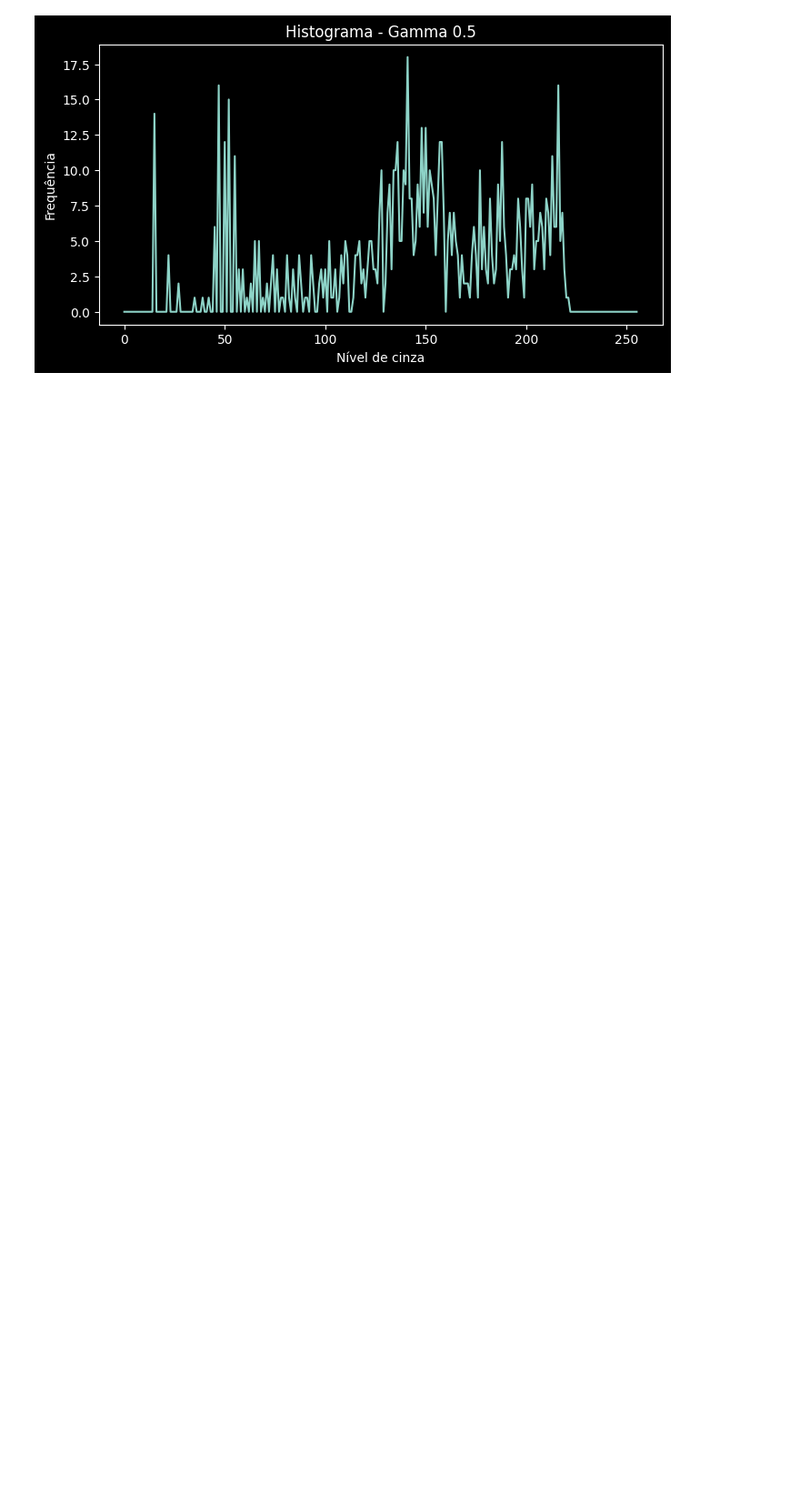
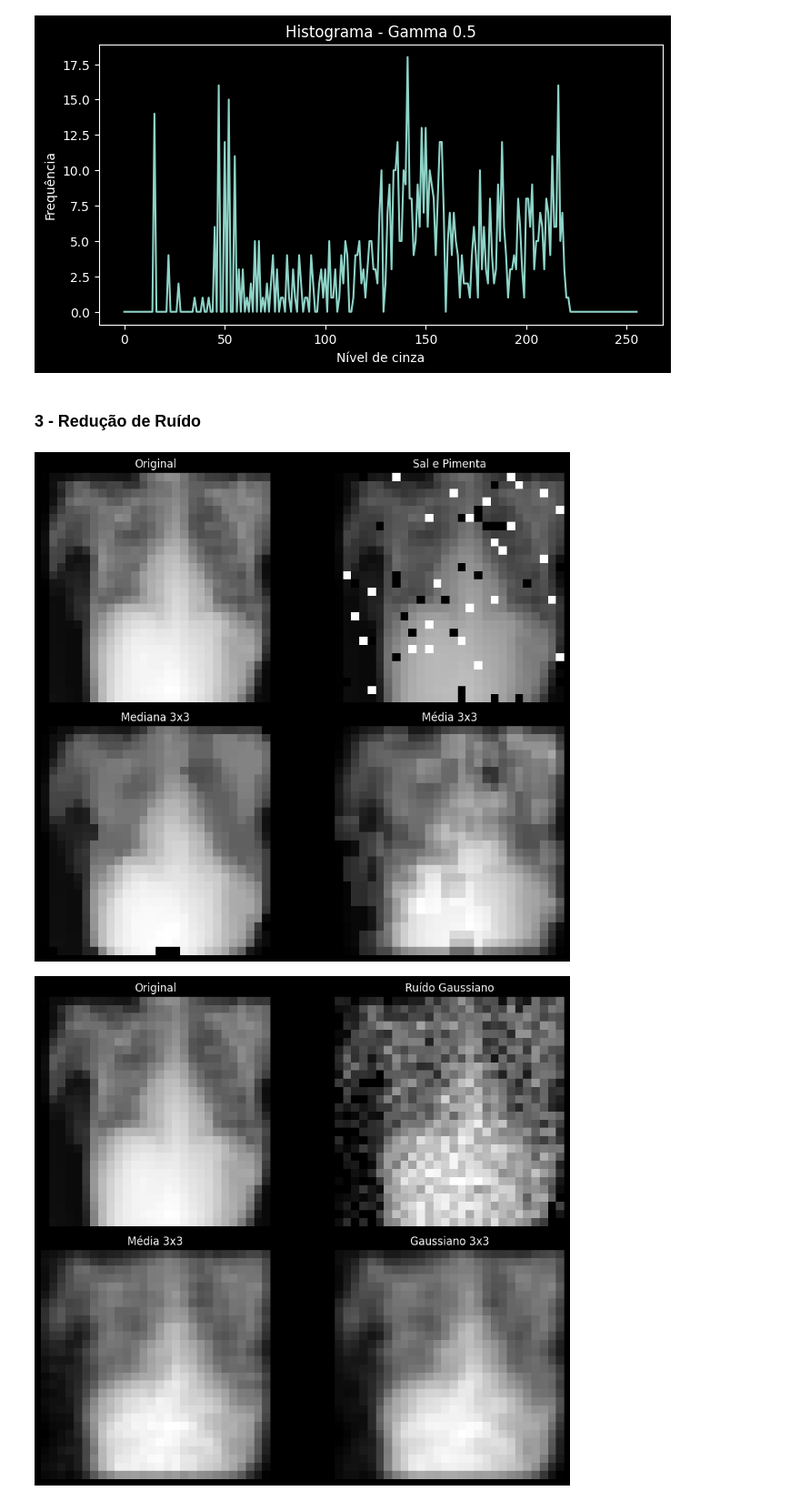
Before and after one commit to pedrxbro/digital-image-processing, a Jupyter notebook: medical-image-processing-pipeline/main.ipynb, the cells around one changed output. Shown at 91% size. Saved outputs shown, nothing was run; the diff lists cells and outputs as text; code cells hidden in the pictures; blank space fills up the shorter version.

```diff
--- a/medical-image-processing-pipeline/main.ipynb
+++ b/medical-image-processing-pipeline/main.ipynb
@@ -215,3 +221,5 @@ show_histogram(img_gamma_05, "Histograma - Gamma 0.5")
 [figure]
 [figure]
 [figure]
+# %% [markdown]
+### 3 - Redução de Ruído
@@ -217,0 +242,3 @@ show_histogram(img_gamma_05, "Histograma - Gamma 0.5")
+# %%
+def mean_kernel(size):
+    return np.ones((size, size), dtype=np.float32) / (size * size)
@@ -217,0 +254,41 @@ show_histogram(img_gamma_05, "Histograma - Gamma 0.5")
+# %%
+def median_filter(img, size=3):
+    pad = size // 2
+    padded = add_padding(img, pad)
+
+    h, w = img.shape
+    output = np.zeros((h, w), dtype=np.uint8)
+
+    for i in range(h):
+        for j in range(w):
+            region = padded[i:i+size, j:j+size]
+            output[i, j] = np.median(region)
+
+    return output
+# %%
+mean_3 = mean_kernel(3)
+img_mean = conv2d(img_1_gauss, mean_3)
+img_median = median_filter(img_1_sp, size=3)
+
+img_1_sp_median = median_filter(img_1_sp, size=3)
+img_1_sp_mean = conv2d(img_1_sp, mean_kernel(3))
+
+show_images_grid(
+    [img_1, img_1_sp, img_1_sp_median, img_1_sp_mean],
+    ["Original", "Sal e Pimenta", "Mediana 3x3", "Média 3x3"],
+    cols=2,
+    figsize=(10, 8)
+)
+
+img_1_gauss_mean = conv2d(img_1_gauss, mean_kernel(3))
+img_1_gauss_gaussian = conv2d(img_1_gauss, gaussian_kernel(3, sigma=1.0))
+
+show_images_grid(
+    [img_1, img_1_gauss, img_1_gauss_mean, img_1_gauss_gaussian],
+    ["Original", "Ruído Gaussiano", "Média 3x3", "Gaussiano 3x3"],
+    cols=2,
+    figsize=(10, 8)
+)
+# %% [output]
+[figure, added]
+[figure, added]
```
Also changed, not shown: parts of 3 cells of this notebook.
